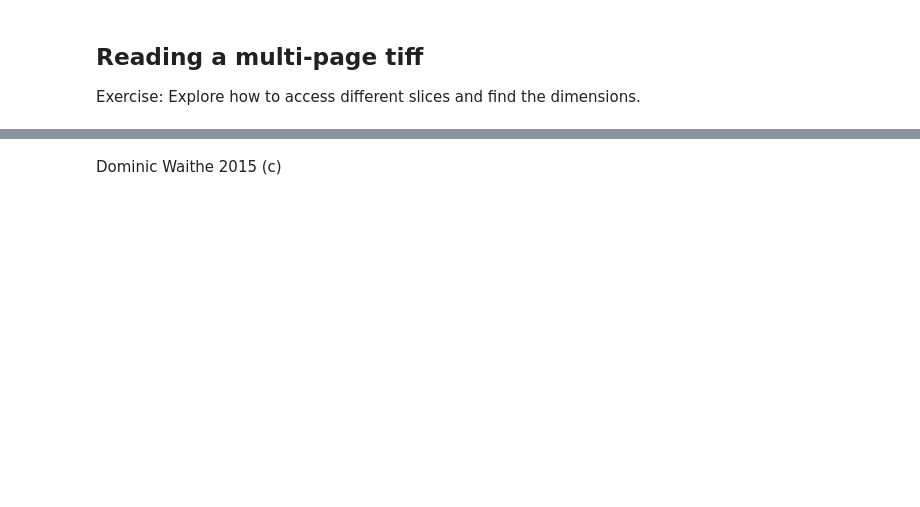
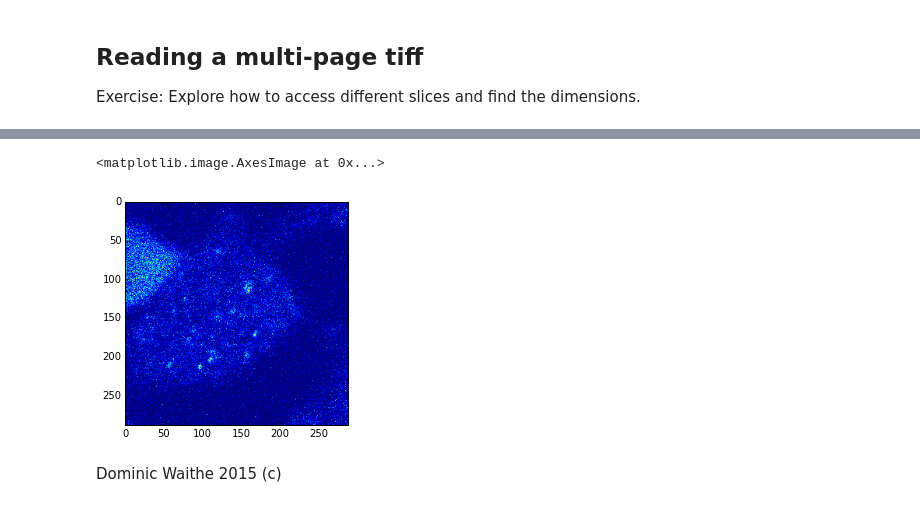
Before and after one commit to dwaithe/ONBI_image_analysis, a Jupyter notebook: day1_intro/2015 introduction to Image Analysis with Python.ipynb, the cells around one changed output, grey strips where cells are left out. Cells and saved outputs as stored; diff of their text form; code cells hidden in the pictures; blank space fills up the shorter version.

```diff
--- a/day1_intro/2015 introduction to Image Analysis with Python.ipynb
+++ b/day1_intro/2015 introduction to Image Analysis with Python.ipynb
@@ -135,2 +178,18 @@ imshow(binary)
+# %%
+im_stack = imreadtiff('post-FancyFRAP.lsm',key=2)
+#Experiment with different keys to view different slices of the image.
+im_stack.shape
+imshow(im_stack[1,:,:])
+
+#It is often easier to open an image in Fiji before attempting to open it
+#in python.
+#This particular file contains thumbnail images in every other frame, which
+#make normal automation tricky.
+
+#Final challenge.
+#Find images of the same size and then take a maximum project of the image.
+# %% [output]
+<matplotlib.image.AxesImage at 0x...>
+[figure, added]
 # %% [markdown]
 Dominic Waithe 2015 (c)
```
Also changed, not shown: parts of 12 cells of this notebook, 3 other files.
